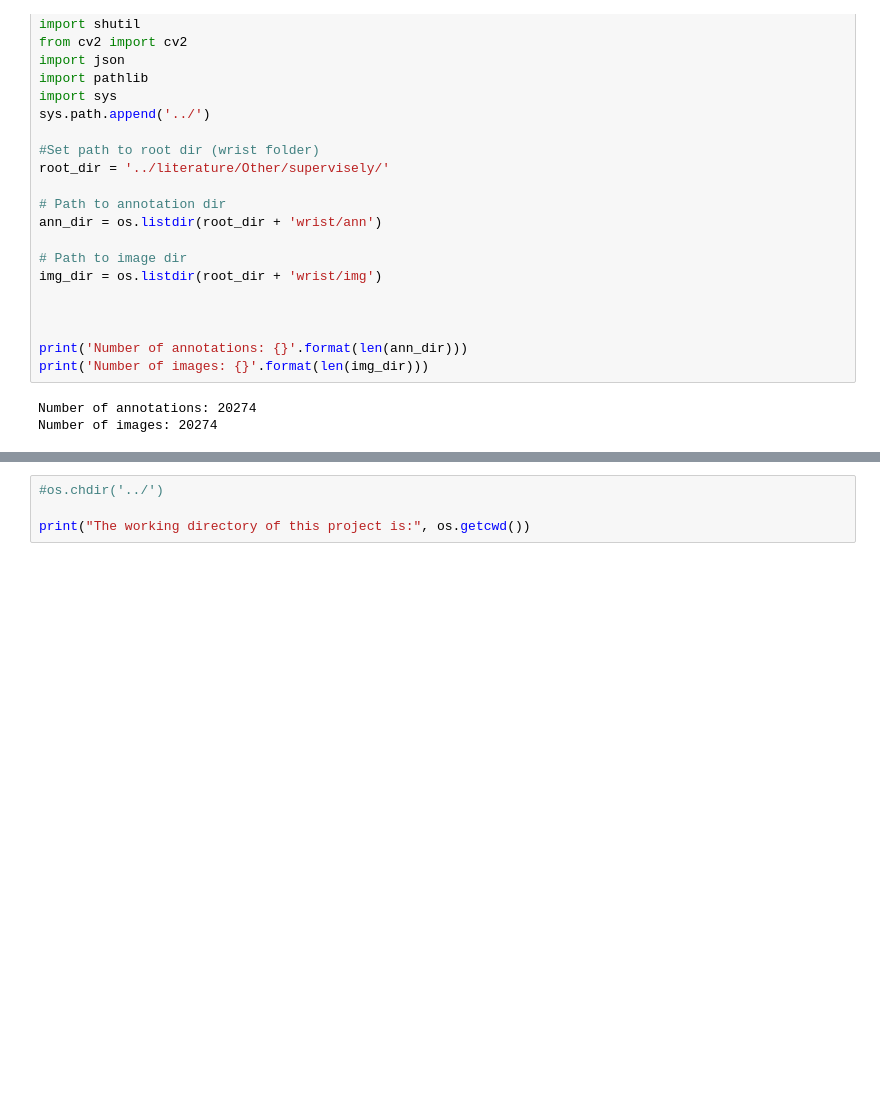
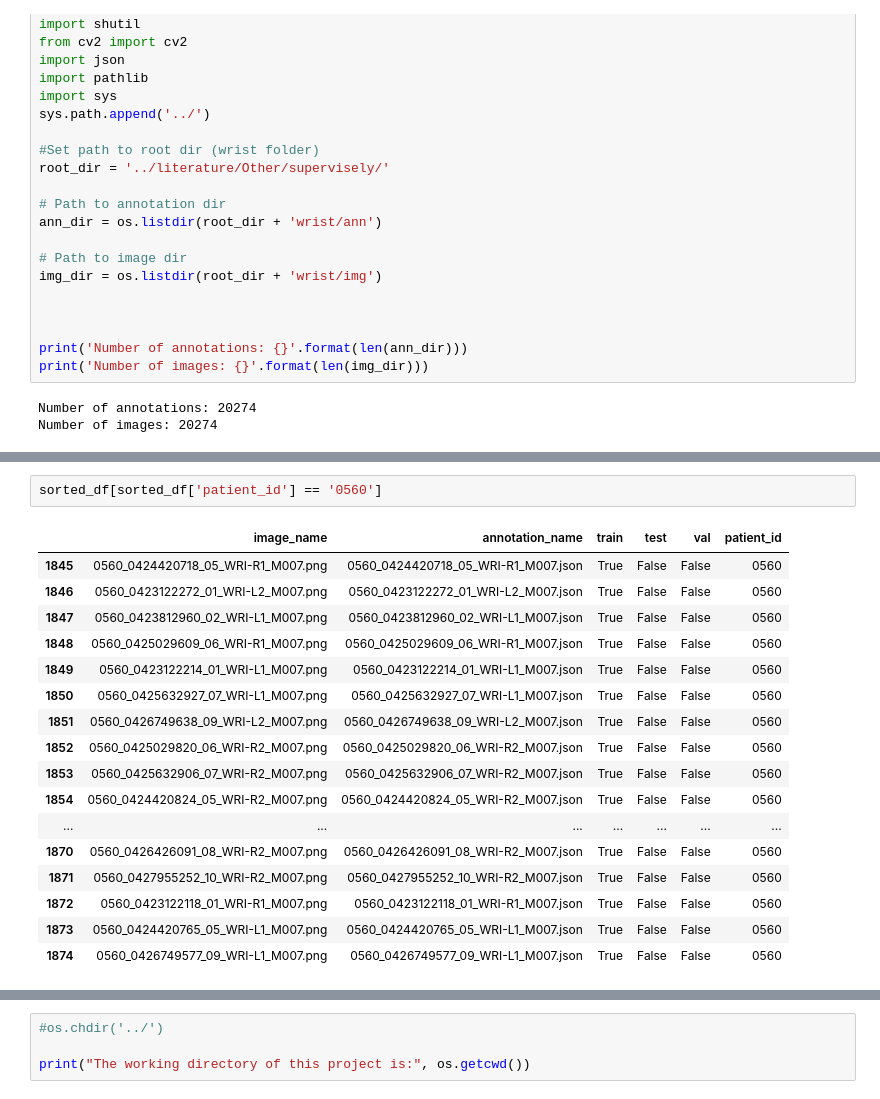
Before and after one commit to Spyros-Vl/master_thesis_dtu, a Jupyter notebook: notebooks/Data_processing.ipynb, the cells around one changed output, grey strips where cells are left out. Cells and saved outputs as stored; diff of their text form; blank space fills up the shorter version.

```diff
--- a/notebooks/Data_processing.ipynb
+++ b/notebooks/Data_processing.ipynb
@@ -75,0 +225,20 @@ Number of images: 20274
+# %%
+sorted_df[sorted_df['patient_id'] == '0560']
+# %% [output]
+|  | image_name | annotation_name | train | test | val | patient_id |
+| 1845 | 0560_0424420718_05_WRI-R1_M007.png | 0560_0424420718_05_WRI-R1_M007.json | True | False | False | 0560 |
+| 1846 | 0560_0423122272_01_WRI-L2_M007.png | 0560_0423122272_01_WRI-L2_M007.json | True | False | False | 0560 |
+| 1847 | 0560_0423812960_02_WRI-L1_M007.png | 0560_0423812960_02_WRI-L1_M007.json | True | False | False | 0560 |
+| 1848 | 0560_0425029609_06_WRI-R1_M007.png | 0560_0425029609_06_WRI-R1_M007.json | True | False | False | 0560 |
+| 1849 | 0560_0423122214_01_WRI-L1_M007.png | 0560_0423122214_01_WRI-L1_M007.json | True | False | False | 0560 |
+| 1850 | 0560_0425632927_07_WRI-L1_M007.png | 0560_0425632927_07_WRI-L1_M007.json | True | False | False | 0560 |
+| 1851 | 0560_0426749638_09_WRI-L2_M007.png | 0560_0426749638_09_WRI-L2_M007.json | True | False | False | 0560 |
+| 1852 | 0560_0425029820_06_WRI-R2_M007.png | 0560_0425029820_06_WRI-R2_M007.json | True | False | False | 0560 |
+| 1853 | 0560_0425632906_07_WRI-R2_M007.png | 0560_0425632906_07_WRI-R2_M007.json | True | False | False | 0560 |
+| 1854 | 0560_0424420824_05_WRI-R2_M007.png | 0560_0424420824_05_WRI-R2_M007.json | True | False | False | 0560 |
+| ... | ... | ... | ... | ... | ... | ... |
+| 1870 | 0560_0426426091_08_WRI-R2_M007.png | 0560_0426426091_08_WRI-R2_M007.json | True | False | False | 0560 |
+| 1871 | 0560_0427955252_10_WRI-R2_M007.png | 0560_0427955252_10_WRI-R2_M007.json | True | False | False | 0560 |
+| 1872 | 0560_0423122118_01_WRI-R1_M007.png | 0560_0423122118_01_WRI-R1_M007.json | True | False | False | 0560 |
+| 1873 | 0560_0424420765_05_WRI-L1_M007.png | 0560_0424420765_05_WRI-L1_M007.json | True | False | False | 0560 |
+| 1874 | 0560_0426749577_09_WRI-L1_M007.png | 0560_0426749577_09_WRI-L1_M007.json | True | False | False | 0560 |
```
Also changed, not shown: parts of 24 cells of this notebook, 7 other files.
